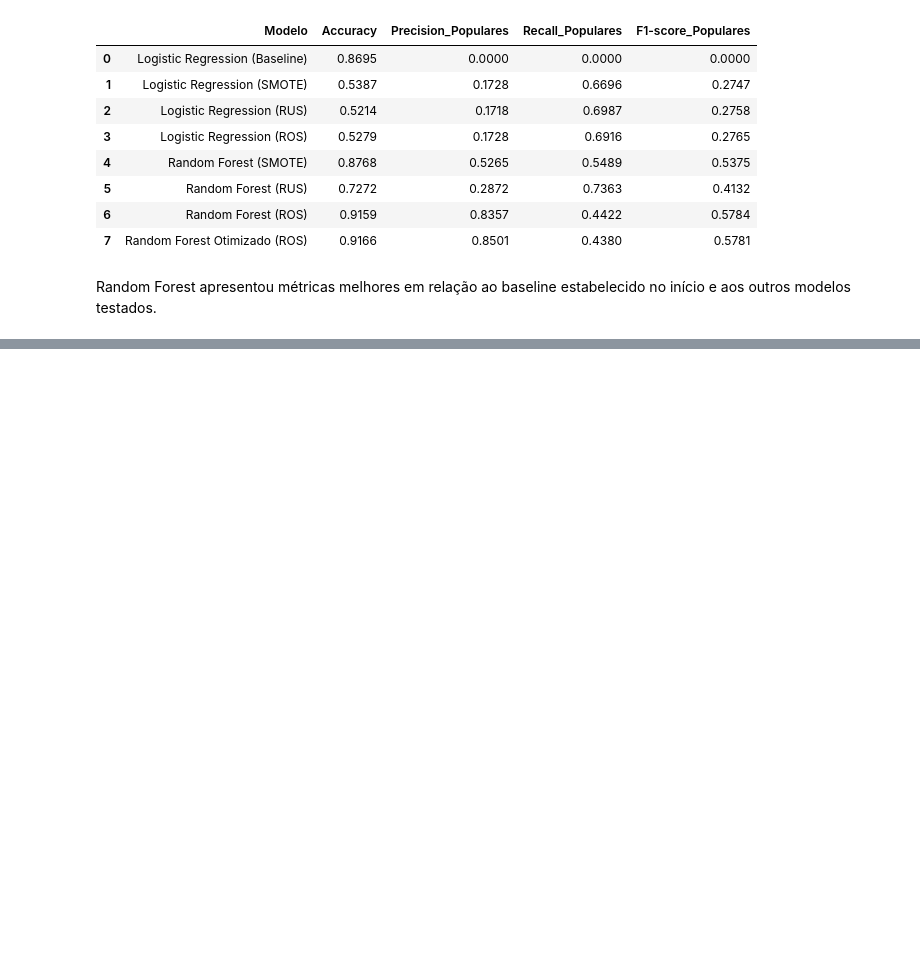
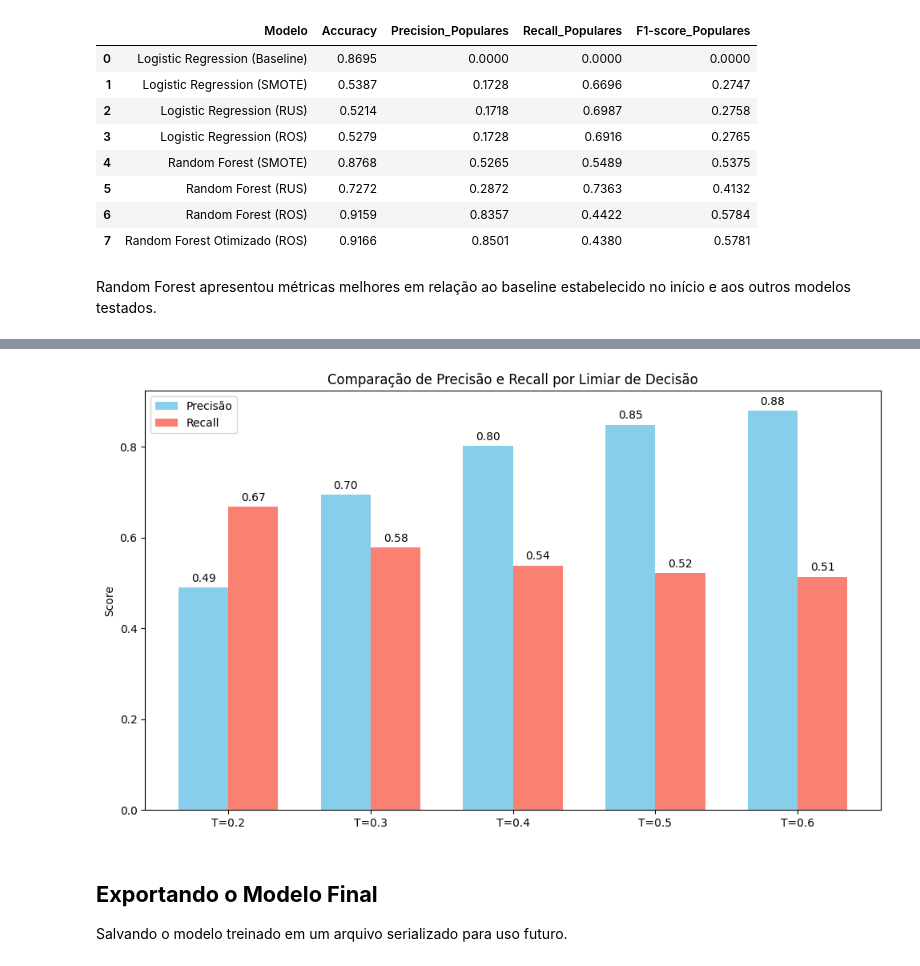
Before and after one commit to AleixoCodes/Machine-Learning-com-dados-do-Spotify, a Jupyter notebook: Analise_dos_dados_com_ML.ipynb, the cells around one changed output, grey strips where cells are left out. Cells and saved outputs as stored; diff of their text form; code cells hidden in the pictures; blank space fills up the shorter version.

```diff
--- a/Analise_dos_dados_com_ML.ipynb
+++ b/Analise_dos_dados_com_ML.ipynb
@@ -696,0 +809,42 @@ Random Forest apresentou métricas melhores em relação ao baseline estabelecid
+# %%
+import numpy as np
+from sklearn.metrics import precision_score, recall_score
+
+# Definindo os limiares que queremos comparar
+limiares = [0.2, 0.3, 0.4, 0.5, 0.6]
+precisoes = []
+recalls = []
+
+# Calculando métricas para cada limiar
+for t in limiares:
+    y_pred_t = (y_probs >= t).astype(int)
+    precisoes.append(precision_score(y_teste, y_pred_t, zero_division=0))
+    recalls.append(recall_score(y_teste, y_pred_t))
+
+# Configurando o gráfico de barras
+x = np.arange(len(limiares))
+largura = 0.35
+
+fig, ax = plt.subplots(figsize=(10, 6))
+rects1 = ax.bar(x - largura/2, precisoes, largura, label='Precisão', color='skyblue')
+rects2 = ax.bar(x + largura/2, recalls, largura, label='Recall', color='salmon')
+
+# Adicionando textos e rótulos
+ax.set_ylabel('Score')
+ax.set_title('Comparação de Precisão e Recall por Limiar de Decisão')
+ax.set_xticks(x)
+ax.set_xticklabels([f'T={t}' for t in limiares])
+ax.legend()
+
+# Adicionando os valores em cima das barras
+ax.bar_label(rects1, padding=3, fmt='%.2f')
+ax.bar_label(rects2, padding=3, fmt='%.2f')
+
+fig.tight_layout()
+plt.show()
+# %% [output]
+[figure, added]
+# %% [markdown]
+## **Exportando o Modelo Final**
+
+Salvando o modelo treinado em um arquivo serializado para uso futuro.
```
Also changed, not shown: parts of 14 cells of this notebook.
